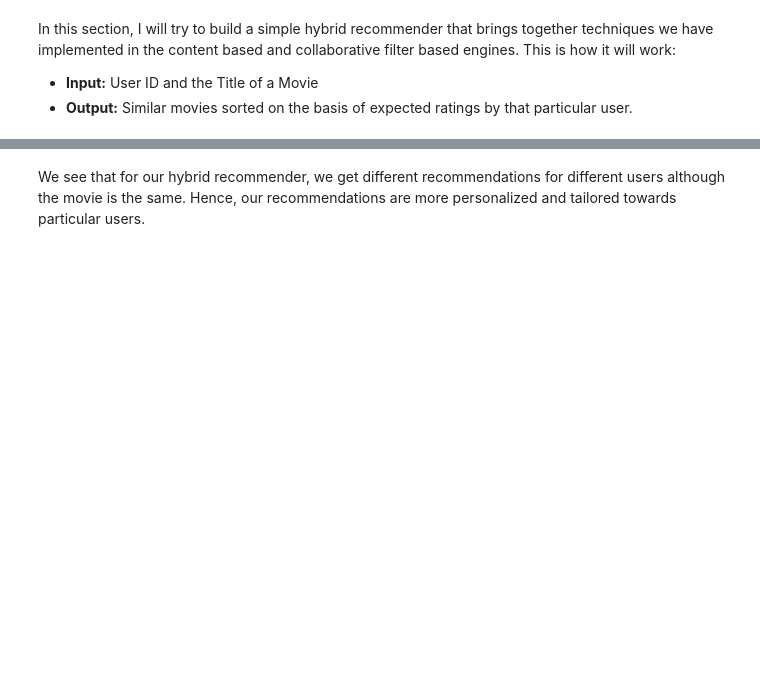
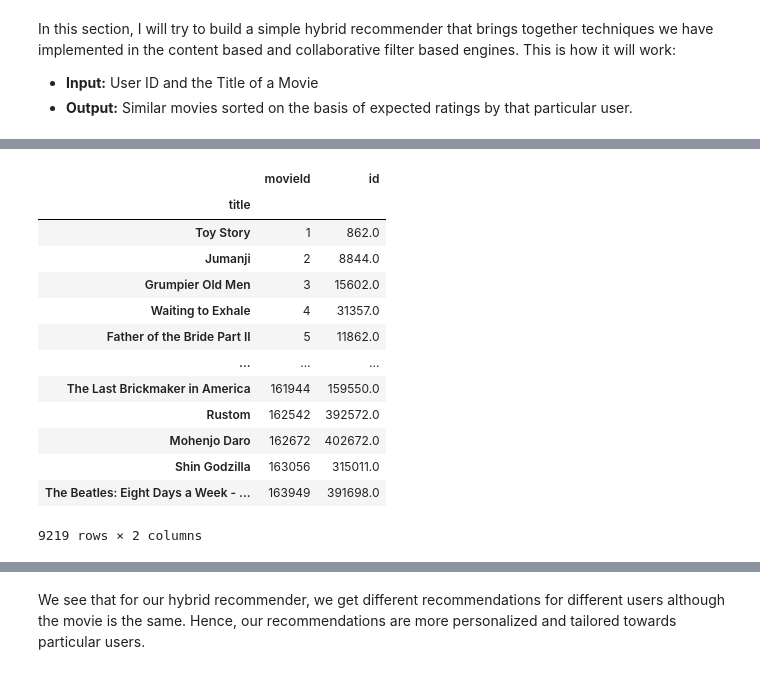
Before and after one commit to pjs990301/2022-Machine-Learning-Movie-recommendation, a Jupyter notebook: kaggle/movie-recommender-systems.ipynb, the cells around one changed output, grey strips where cells are left out. Cells and saved outputs as stored; diff of their text form; code cells hidden in the pictures; blank space fills up the shorter version.

```diff
--- a/kaggle/movie-recommender-systems.ipynb
+++ b/kaggle/movie-recommender-systems.ipynb
@@ -576,7 +576,7 @@ def convert_int(x):
     except:
         return np.nan
 # %%
-id_map = pd.read_csv('../input/links_small.csv')[['movieId', 'tmdbId']]
+id_map = pd.read_csv('../data/links_small.csv')[['movieId', 'tmdbId']]
 id_map['tmdbId'] = id_map['tmdbId'].apply(convert_int)
 id_map.columns = ['movieId', 'id']
 id_map = id_map.merge(smd[['title', 'id']], on='id').set_index('title')
@@ -588,3 +603,20 @@ indices_map = id_map.set_index('id')
+# %%
+id_map
+# %% [output]
+|  | movieId | id |
+| title |  |  |
+| Toy Story | 1 | 862.0 |
+| Jumanji | 2 | 8844.0 |
+| Grumpier Old Men | 3 | 15602.0 |
+| Waiting to Exhale | 4 | 31357.0 |
+| Father of the Bride Part II | 5 | 11862.0 |
+| ... | ... | ... |
+| The Last Brickmaker in America | 161944 | 159550.0 |
+| Rustom | 162542 | 392572.0 |
+| Mohenjo Daro | 162672 | 402672.0 |
+| Shin Godzilla | 163056 | 315011.0 |
+| The Beatles: Eight Days a Week - ... | 163949 | 391698.0 |
+9219 rows × 2 columns
 # %%
 def hybrid(userId, title):
     idx = indices[title]
```
Also changed, not shown: parts of 8 cells of this notebook, 2 other files.
